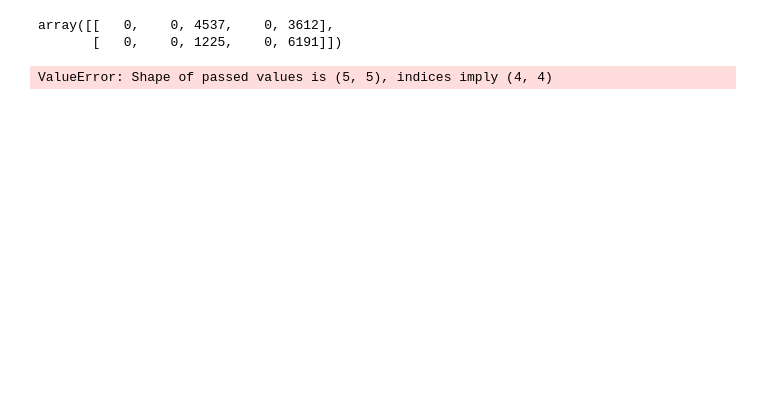
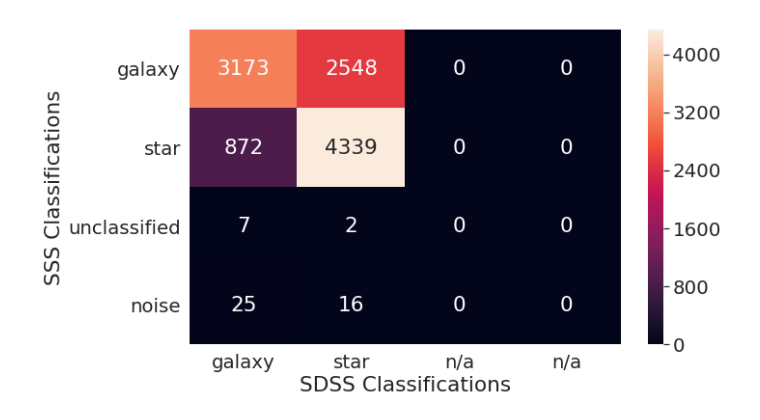
Before and after one commit to imran-marwat/sky-catalogue-classification-project, a Jupyter notebook: notebooks/baseline_score.ipynb, the cells around one changed output. Drawn from its saved outputs; the diff is of its cells as text; code cells hidden in the pictures; blank space fills up the shorter version.

```diff
--- a/notebooks/baseline_score.ipynb
+++ b/notebooks/baseline_score.ipynb
@@ -9,6 +11,6 @@ from utils import col_names, relevant_indices, normalise_sdss_class
 # %%
 datasets = "../datasets/SuperCOSMOS/"
-img_path = "../img/"
+img_path = "/home/phil/Dropbox/Apps/Overleaf/DME SSS Project Final/img/"
 # %%
 %%time
 uki823_df = ascii.read(datasets + "UKI823/sssedrpair.dat").to_pandas()
@@ -24,19 +22,31 @@ uki823_df.columns = col_names
+# %%
+uki823_df.columns = col_names
+normalise_sdss_class(uki823_df)
+# uki823_rel_df = uki823_df.iloc[:, relevant_indices]
+
+X_raw = uki823_df
+yy = uki823_df['CLASS_SDSS']
+
+# 70, 20, 10
+X_temp, X_raw_test, yy_temp, yy_test = train_test_split(X_raw, yy, test_size=0.1, random_state=random_state)
+#22% of 90% = 20%
+X_raw_train, X_raw_val, yy_train, yy_val = train_test_split(X_temp, yy_temp, test_size=0.22, random_state=random_state)
+
+uki823_df = X_raw_train
 # %%
-uki823_df[['CLASS', 'CLASS_SDSS']]
+# np.unique(uki823_df[['CLASS', 'CLASS_SDSS']])
+# normalise_sdss_class(uki823_df)
 matrix_full = confusion_matrix(uki823_df['CLASS'], uki823_df['CLASS_SDSS'])
-matrix_true = matrix_full[:2,:2]
-matrix_incorrect = matrix_full[2:,:2]
-matrix_full[:2]
+# matrix_true = matrix_full[:2,:2]
+# matrix_incorrect = matrix_full[2:,:2]
+# matrix_full[:2]
-# %% [output]
-array([[   0,    0, 4537,    0, 3612],
-       [   0,    0, 1225,    0, 6191]])
 # %%
 matrix_df = pd.DataFrame(matrix_full, index=["galaxy","star","unclassified","noise"], columns=["galaxy","star","n/a","n/a"])
+sn.set(font_scale=1.8)
 plt.figure(figsize = (10,6))
-sn.set(font_scale=1.2)
-sn.heatmap(matrix_df, annot=True, fmt='g', annot_kws={"size": 12})
+sn.heatmap(matrix_df, annot=True, fmt='g')
 plt.xlabel("SDSS Classifications")
 plt.ylabel("SSS Classifications")
-plt.savefig(img_path + "sdss-sss-classification-confusion-matrix.png", bbox_inches='tight')
+plt.savefig(img_path + "sdss-sss-classification-confusion-matrix.pdf", format='pdf', bbox_inches='tight', dpi=1200)
 # %% [output]
-ValueError: Shape of passed values is (5, 5), indices imply (4, 4)
+[figure, added]
```
Also changed, not shown: parts of 6 cells of this notebook, 2 other files.
